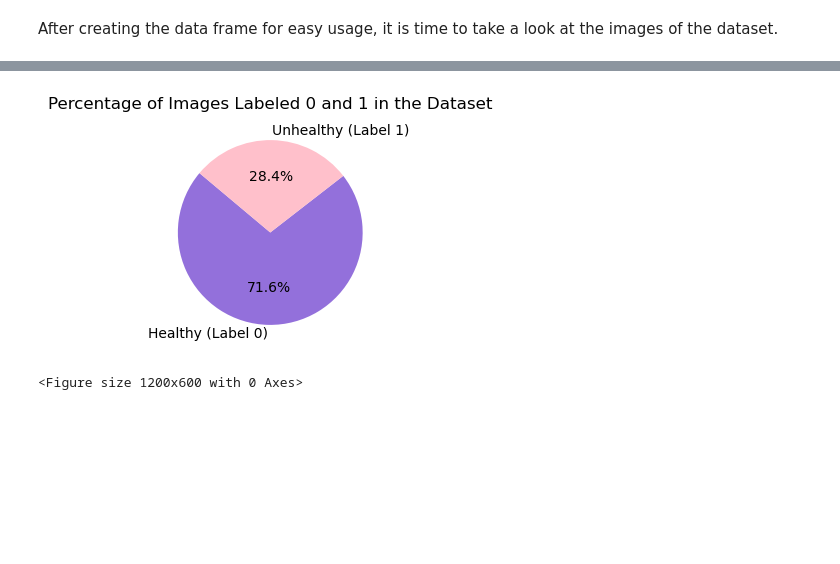
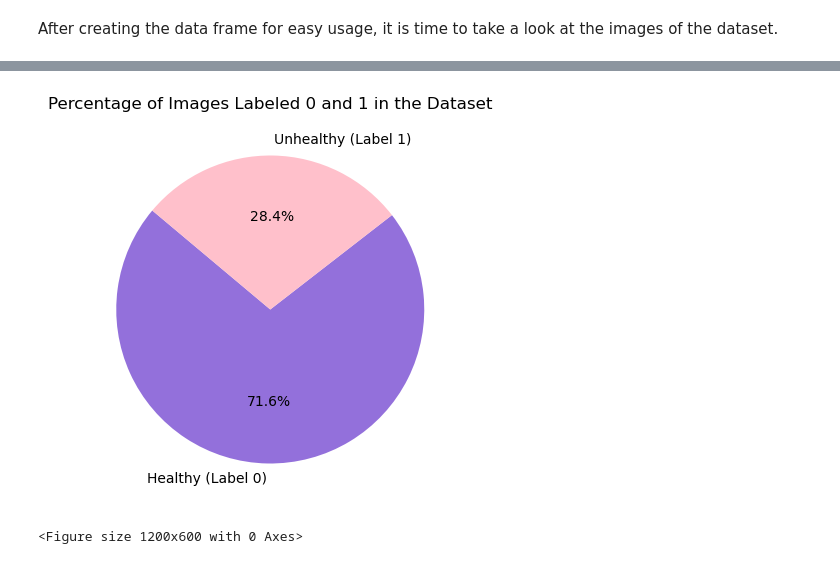
Before and after one commit to iremhttp/Breast-Cancer-Detection, a Jupyter notebook: main.ipynb, the cells around one changed output, grey strips where cells are left out. Cells and saved outputs as stored; diff of their text form; code cells hidden in the pictures; blank space fills up the shorter version.

```diff
--- a/main.ipynb
+++ b/main.ipynb
@@ -178,12 +191,12 @@ plt.show()
 # %%
 label_counts = df['label'].value_counts()
 colors = ['#9370DB', '#FFC0CB']
-plt.figure(figsize=(3, 3))
+plt.figure(figsize=(5, 5))
 plt.pie(label_counts, labels=['Healthy (Label 0)', 'Unhealthy (Label 1)'], autopct='%1.1f%%', startangle=140, colors=colors)
 plt.title('Percentage of Images Labeled 0 and 1 in the Dataset')
 plt.show()
 # %% [output]
-[figure, old version]
+[figure, new version]
 # %%
 patches_per_patient = df['patient_id'].value_counts()
 top_patients = patches_per_patient.head(10)
```
Also changed, not shown: parts of 22 cells of this notebook.
